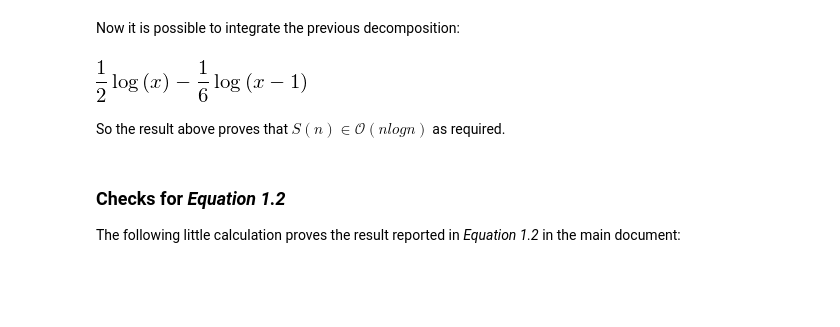
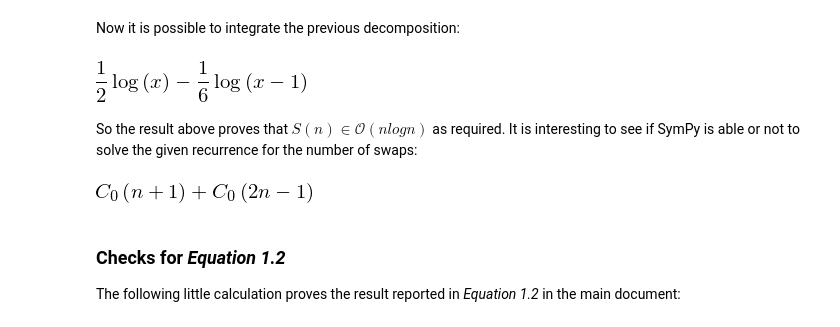
Before and after one commit to massimo-nocentini/pacc, a Jupyter notebook: sympy-notebook/Analysis of Algorithms.ipynb, the cells around one changed output. Drawn from its saved outputs; the diff is of its cells as text; code cells hidden in the pictures; blank space fills up the shorter version.

```diff
--- a/sympy-notebook/Analysis of Algorithms.ipynb
+++ b/sympy-notebook/Analysis of Algorithms.ipynb
@@ -58,7 +60,16 @@ partfrac.integrate(x)
 # %% [output]
 [figure]
 # %% [markdown]
-So the result above proves that $S(n) \in \mathcal{O}(n logn)$ as required.
+So the result above proves that $S(n) \in \mathcal{O}(n logn)$ as required. It is interesting to see if SymPy is able or not to solve the given recurrence for the number of swaps:
+# %%
+>>> from sympy import Function, rsolve
+>>> from sympy.abc import n
+>>> S = Function('S')
+#>>> f = (n - 1)*y(n + 2) - (n**2 + 3*n - 2)*y(n + 1) + 2*n*(n + 1)*y(n)
+>>> f = Eq(n*S(n) - (n-1)*S(n-1) ,  (2*n-3)/6 +  2*S(n-1))
+>>> rsolve(f, S(n))
+# %% [output]
+[figure, added]
 # %% [markdown]
 ### Checks for *Equation 1.2*
 The following little calculation proves the result reported in *Equation 1.2* in the main document:
```
Also changed, not shown: parts of 13 cells of this notebook.
